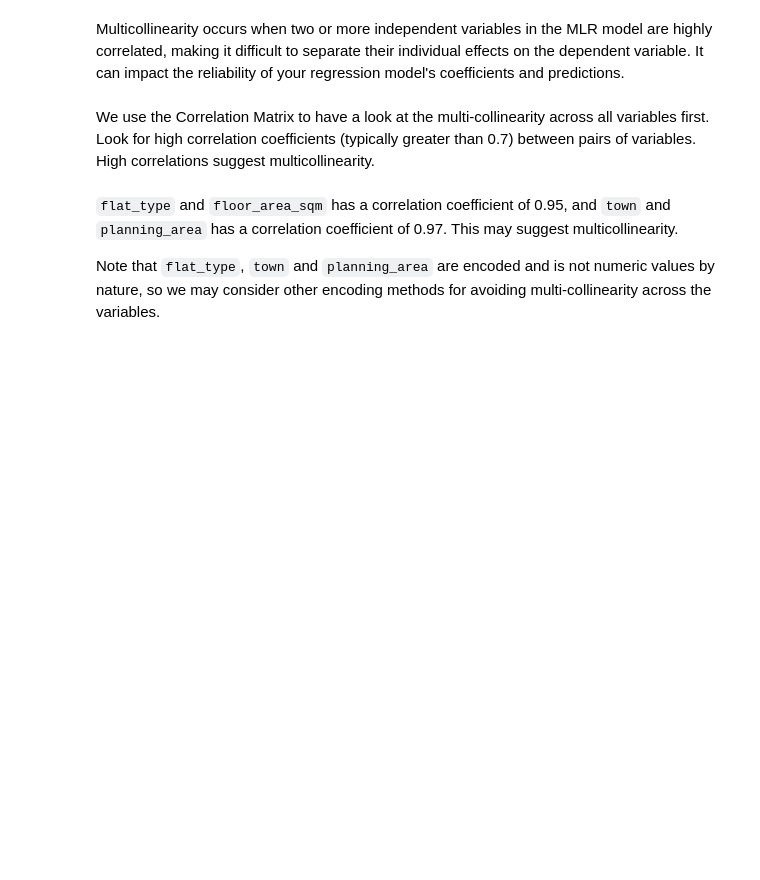
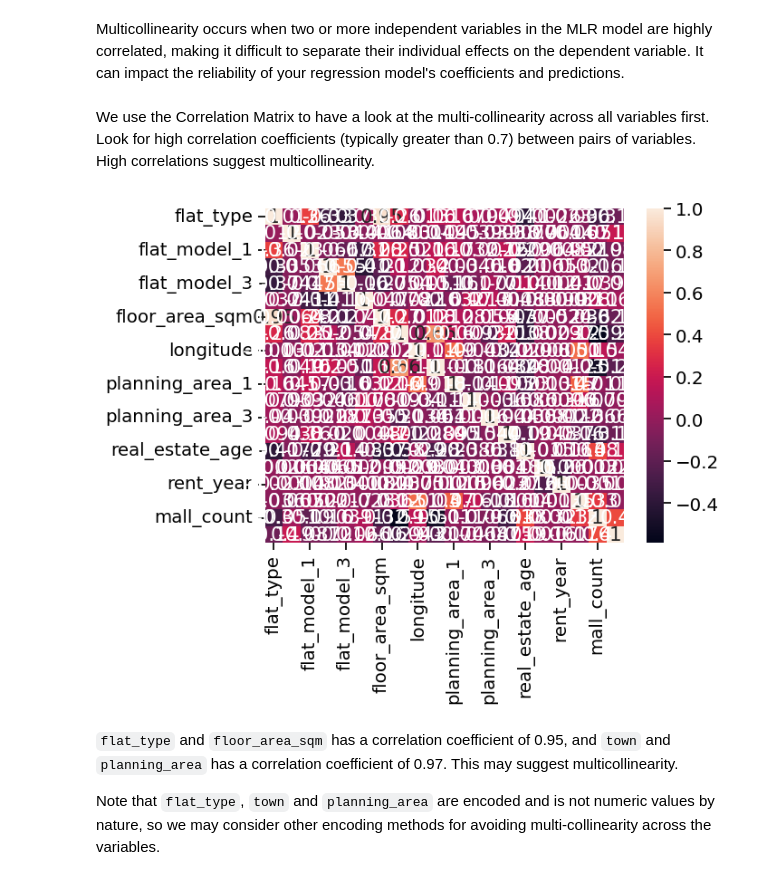
Before and after one commit to Guiltylife/CS5228-Team31-Project, a Jupyter notebook: cs5228-team31.ipynb, the cells around one changed output. Saved outputs shown, nothing was run; the diff lists cells and outputs as text; code cells hidden in the pictures; blank space fills up the shorter version.

```diff
--- a/cs5228-team31.ipynb
+++ b/cs5228-team31.ipynb
@@ -1093,10 +1139,12 @@ Multicollinearity occurs when two or more independent variables in the MLR model
 # %% [markdown]
 We use the Correlation Matrix to have a look at the multi-collinearity across all variables first. Look for high correlation coefficients (typically greater than 0.7) between pairs of variables. High correlations suggest multicollinearity.
 # %%
-# # Display Correlation Matrix
-# corrMatrix = X_train.corr()
-# sns.heatmap(corrMatrix, annot=True)
-# plt.show()
+# Display Correlation Matrix
+corrMatrix = X_train.corr()
+sns.heatmap(corrMatrix, annot=True)
+plt.show()
+# %% [output]
+[figure, added]
 # %% [markdown]
 `flat_type` and `floor_area_sqm` has a correlation coefficient of 0.95, and `town` and `planning_area` has a correlation coefficient of 0.97. This may suggest multicollinearity.
 
```
Also changed, not shown: parts of 100 cells of this notebook.
